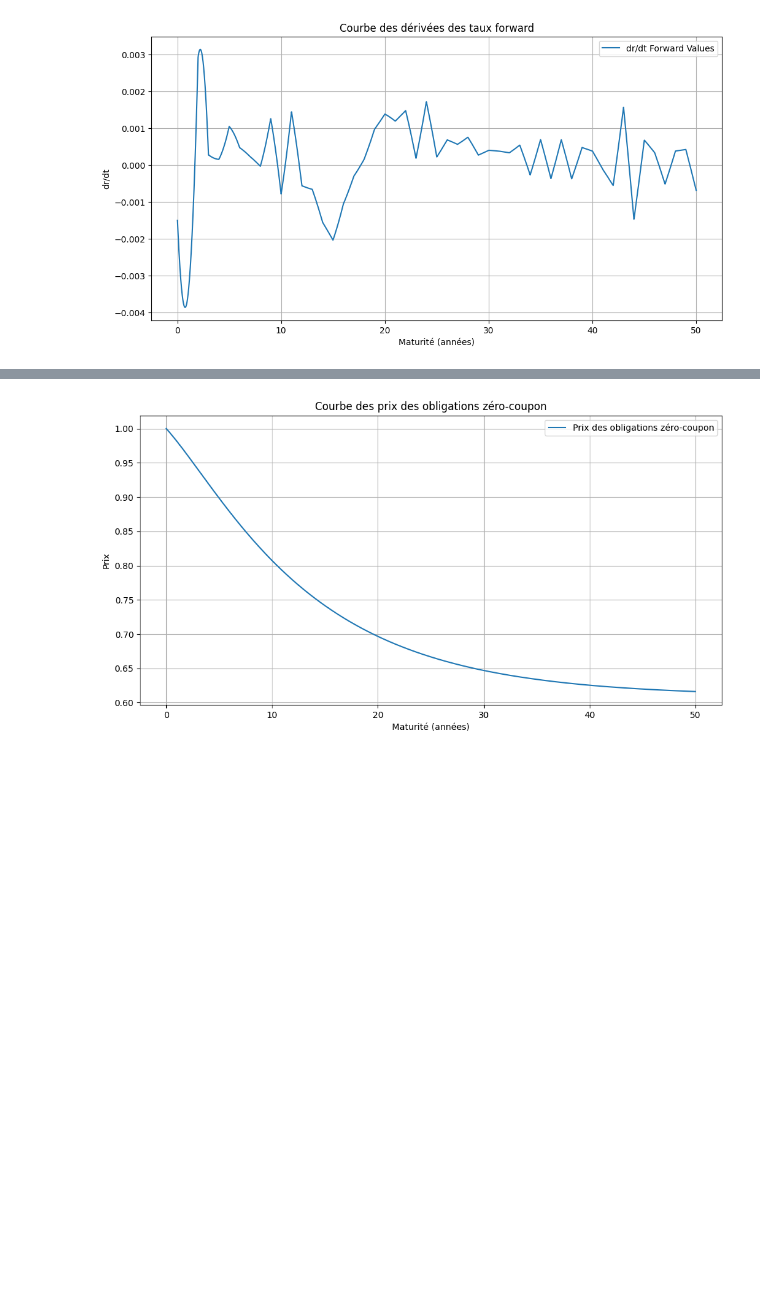
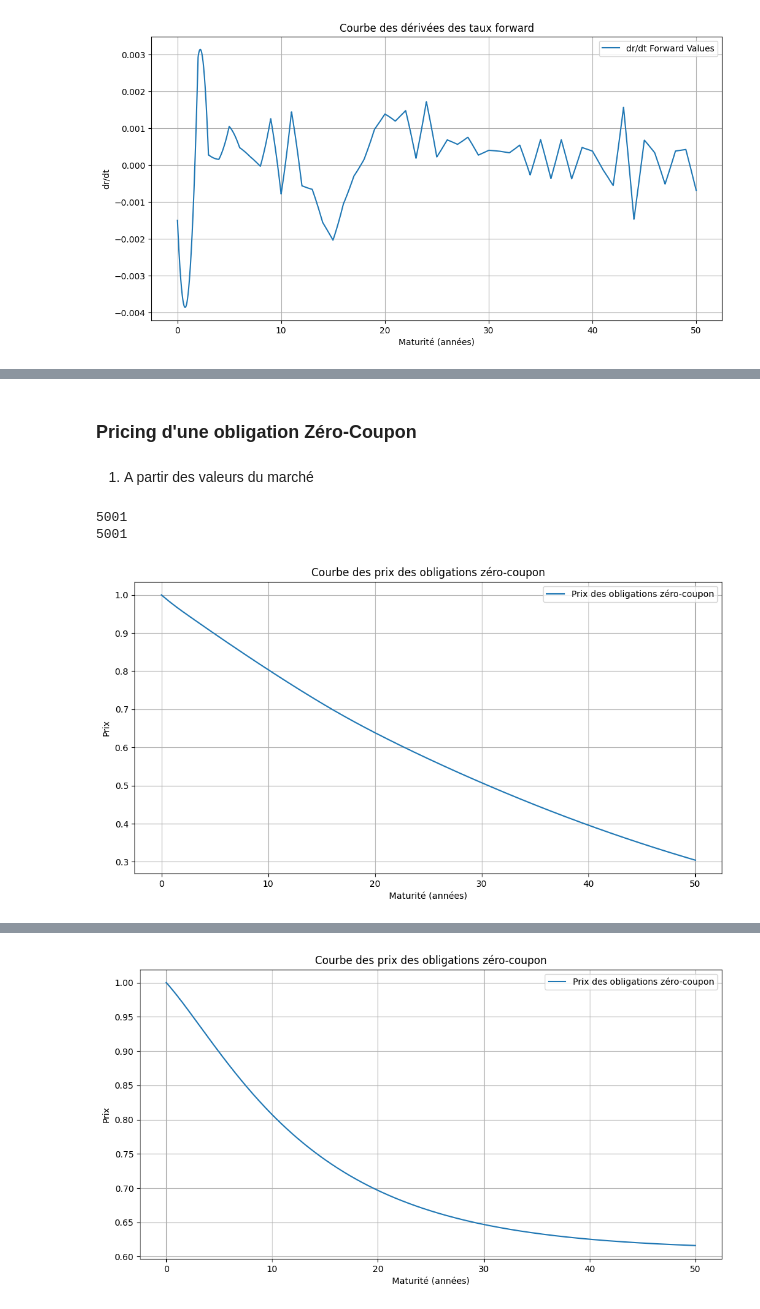
Before and after one commit to massine-djn/StatApp_GSE, a Jupyter notebook: main.ipynb, the cells around one changed output, grey strips where cells are left out. Cells and saved outputs as stored; diff of their text form; code cells hidden in the pictures; blank space fills up the shorter version.

```diff
--- a/main.ipynb
+++ b/main.ipynb
@@ -376 +376,33 @@ plt.show()
+# %% [markdown]
+### Pricing d'une obligation Zéro-Coupon
+# %% [markdown]
+1) A partir des valeurs du marché
+# %%
+def zero_coupon_price_marche(maturity):
+    primitive_zero_coupon = interpolateur_zero_coupon.antiderivative()
+
+    # Calcul de l'intégrale de 0 à T
+    integrale_r_T = primitive_zero_coupon(maturity) - primitive_zero_coupon(0)
+
+    # Calcul du prix de l'obligation zéro-coupon
+    P_T = np.exp(-integrale_r_T)
+
+    return P_T
+
+# Calcul des prix zéro-coupon à partir des taux observés/interpolés
+prices_zero_coupon_marche = {T : zero_coupon_price_marche(T) for T in t_grid}
+print(len(prices_zero_coupon_marche))
+print(len(maturities_interpol))
+plt.figure(figsize=(12, 6))
+plt.plot(maturities_interpol, prices_zero_coupon_marche.values(), label='Prix des obligations zéro-coupon')
+plt.xlabel('Maturité (années)')
+plt.ylabel('Prix')
+plt.legend()
+plt.title('Courbe des prix des obligations zéro-coupon')
+plt.grid()
+plt.show()
+# %% [output]
+5001
+5001
+[figure, added]
 # %% [markdown]
```
Also changed, not shown: parts of 12 cells of this notebook.
